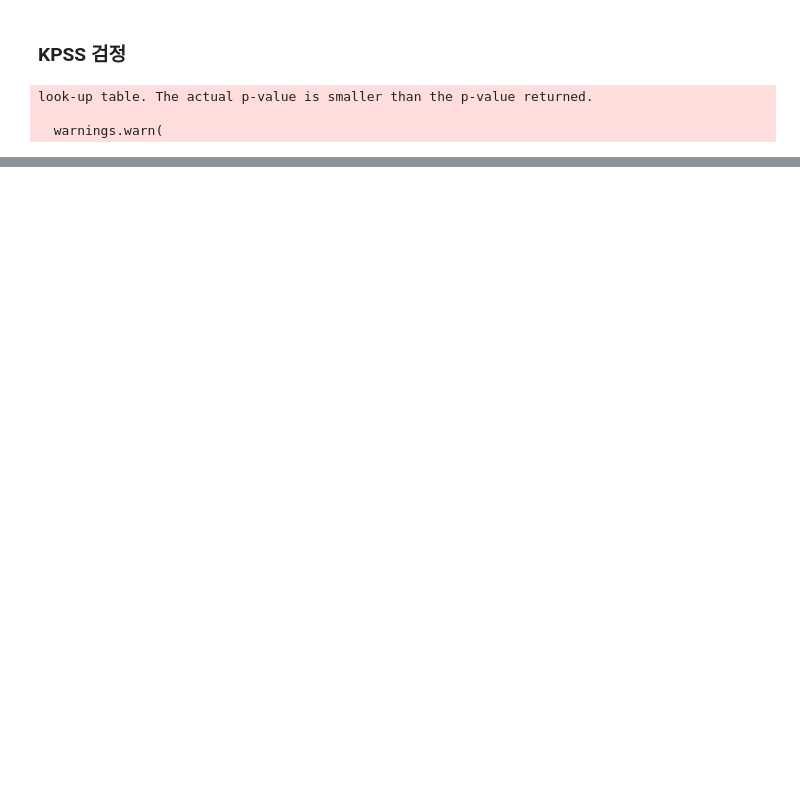
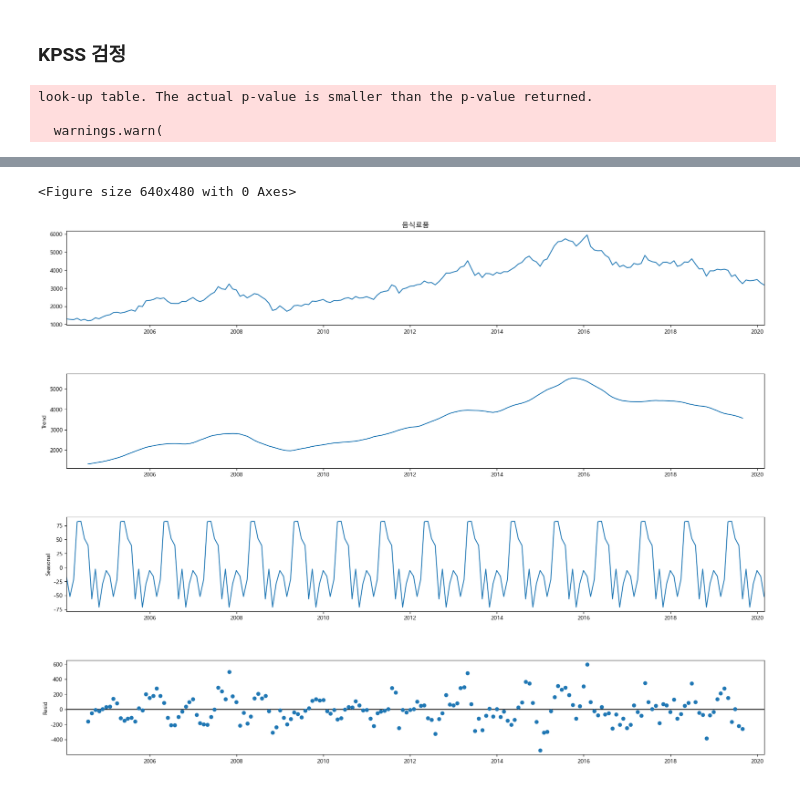
Before and after one commit to Jjineeq/Quant, a Jupyter notebook: EDA.ipynb, the cells around one changed output, grey strips where cells are left out. Saved outputs shown, nothing was run; the diff lists cells and outputs as text; code cells hidden in the pictures; blank space fills up the shorter version.

```diff
--- a/EDA.ipynb
+++ b/EDA.ipynb
@@ -332,0 +253,10 @@ test3
+# %%
+from statsmodels.tsa.seasonal import seasonal_decompose
+result = seasonal_decompose(df.iloc[:,1], model = 'additive')
+
+fig = plt.figure()
+fig = result.plot()
+fig.set_size_inches(20,15)
+# %% [output]
+<Figure size 640x480 with 0 Axes>
+[figure, added]
```
Also changed, not shown: parts of 17 cells of this notebook, 45 other files.
